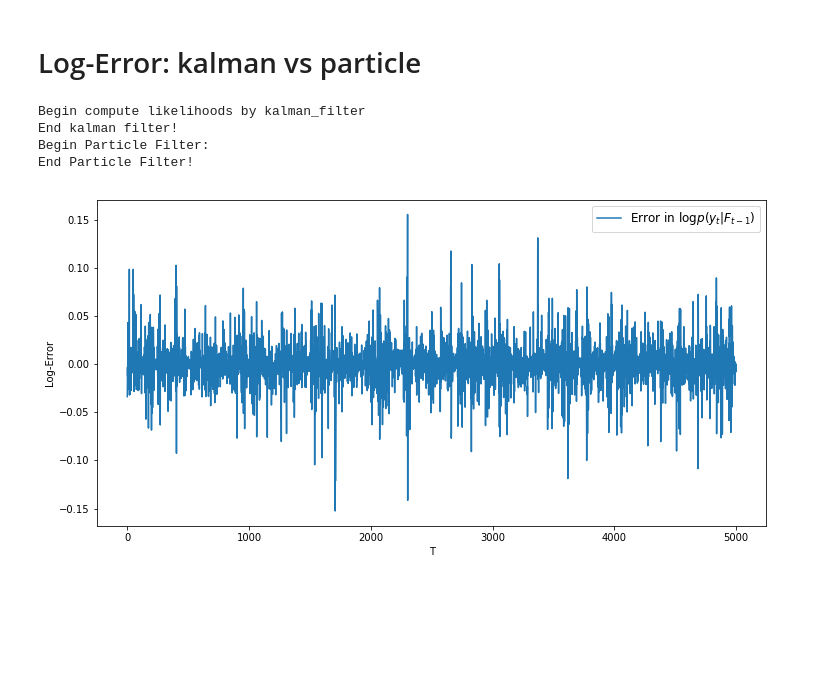
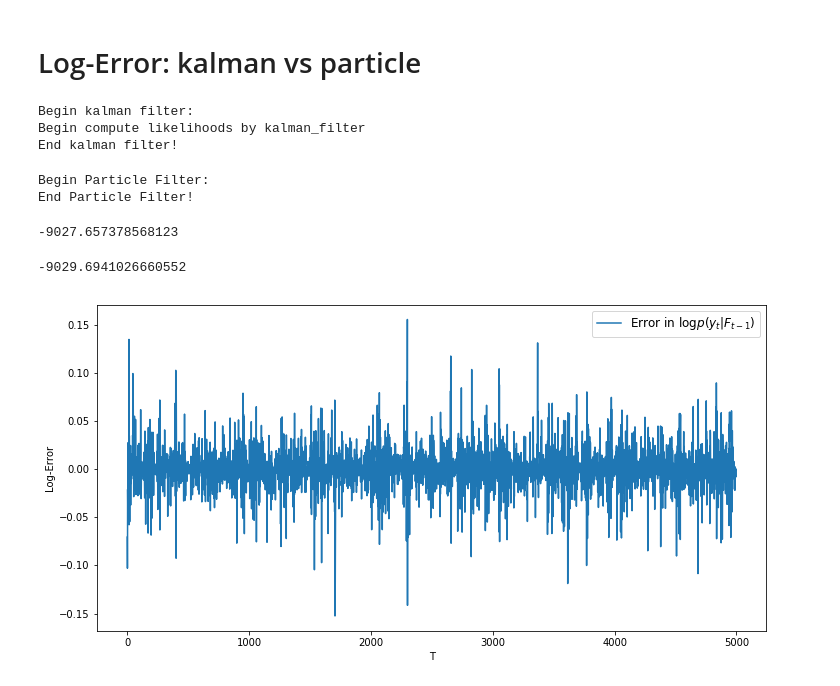
Before and after one commit to WensiDING/Particle-filters-for-Continuous-likelihood-evaluation-and-maximisation, a Jupyter notebook: AR1_Performance.ipynb, the cells around one changed output. Saved outputs shown, nothing was run; the diff lists cells and outputs as text; code cells hidden in the pictures; blank space fills up the shorter version.

```diff
--- a/AR1_Performance.ipynb
+++ b/AR1_Performance.ipynb
@@ -11,7 +11,8 @@ from AR1 import particle_filter, generator_ar_1, initial_particle, likelihood_fu
 # %%
 def generator_ar(sigma_epsilon_square=2, sigma_eta_square=0.02, phi=0.975, mu=0.5, T=5000, seed=2345):
     np.random.seed(seed=seed)
-    x = np.random.randn(1)
+    x = 0
+    #x = mu + np.random.randn(1) * np.sqrt(sigma_eta_square)
     ys = np.zeros(T)
     for i in range(T):
         ys[i] = x + np.random.randn(1) * np.sqrt(sigma_epsilon_square)
@@ -36,18 +36,26 @@ observations_5000 = generator_ar(sigma_epsilon_square=sigma_epsilon_square_0,
 sample generated with success !
 # %% [markdown]
 # Log-Error: kalman vs particle
+# %%
+A, b = phi_0, (1-phi_0)*mu_0
+print('Begin kalman filter: ')
+_, ct = Kalman_Filter.compute_log_likelihood(Y=observations_5000[1:],
+                                             mu0=(1-phi_0)*mu_0,
+                                             V0=sigma_eta_square_0,
+                                             A=A,
+                                             b=b,
+                                             V=sigma_eta_square_0,
+                                             V_epi=sigma_epsilon_square_0)
+p0 = [norm.pdf(observations_5000[0], loc=0, scale=np.sqrt(sigma_epsilon_square_0))]
+log_lkh_kalman = np.concatenate([p0, np.log(ct)])
+print('End kalman filter!')
+# %% [output]
+Begin kalman filter:
+Begin compute likelihoods by kalman_filter
+End kalman filter!
 # %%
-A, b = phi_0, (1-phi_0)*mu_0
-_, ct = Kalman_Filter.compute_log_likelihood(Y=observations_5000,
-                                             mu0=0,
-                                             V0=1,
-                                             A=A,
-                                             b=b,
-                                             V=sigma_eta_square_0,
-                                             V_epi=sigma_epsilon_square_0)
+N = 300
 
-log_lkh_kalman = np.log(ct)
-print('End kalman filter!')
 print('Begin Particle Filter:')
 initial_particles = initial_particle(N=N)
 likelihoods_particle = particle_filter(observations=observations_5000,
@@ -62,19 +70,25 @@ likelihoods_particle = particle_filter(observations=observations_5000,
 log_lkh_particle = np.log(likelihoods_particle)
 print('End Particle Filter!')
 # %% [output]
-Begin compute likelihoods by kalman_filter
-End kalman filter!
 Begin Particle Filter:
 End Particle Filter!
+# %%
+sum(log_lkh_kalman)
+# %% [output]
+-9027.657378568123
+# %%
+sum(log_lkh_particle)
+# %% [output]
+-9029.6941026660552
 # %%
 plt.figure(figsize=(12, 6))
-plt.plot(log_lkh_particle - log_lkh_kalman, label='Error in '+r'$\log p(y_{t}|F_{t-1})$')
+plt.plot(log_lkh_particle[3:] - log_lkh_kalman[3:], label='Error in '+r'$\log p(y_{t}|F_{t-1})$')
 #plt.plot(log_lkh_kalman, label='kalman')
 #plt.plot(log_lkh_particle, label='particle')
 plt.xlabel('T')
 plt.ylabel('Log-Error')
 plt.legend(fontsize=12)
-plt.savefig('image/ar_logerror_300_1500.png')
+#plt.savefig('image/ar_logerror_300_1500.png')
 plt.show()
 # %% [output]
-[figure, old version]
+[figure, new version]
```
Also changed, not shown: parts of 11 cells of this notebook, 10 other files.
